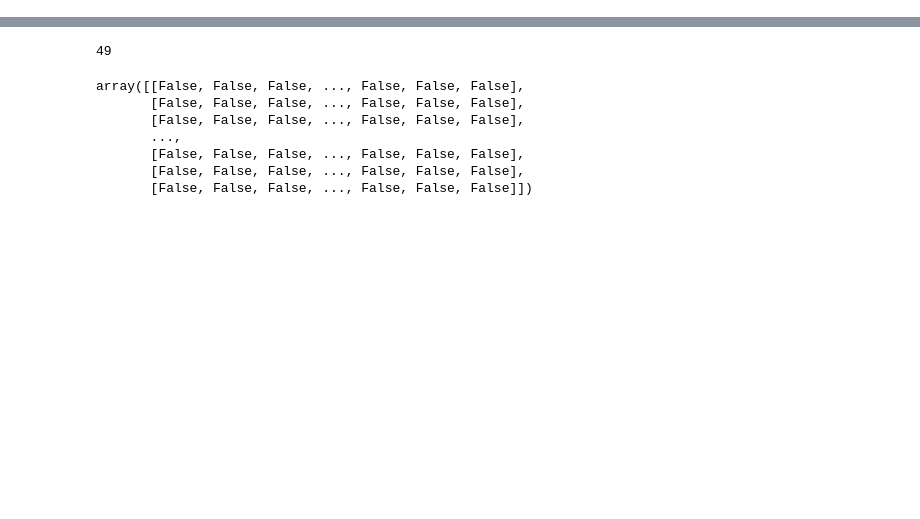
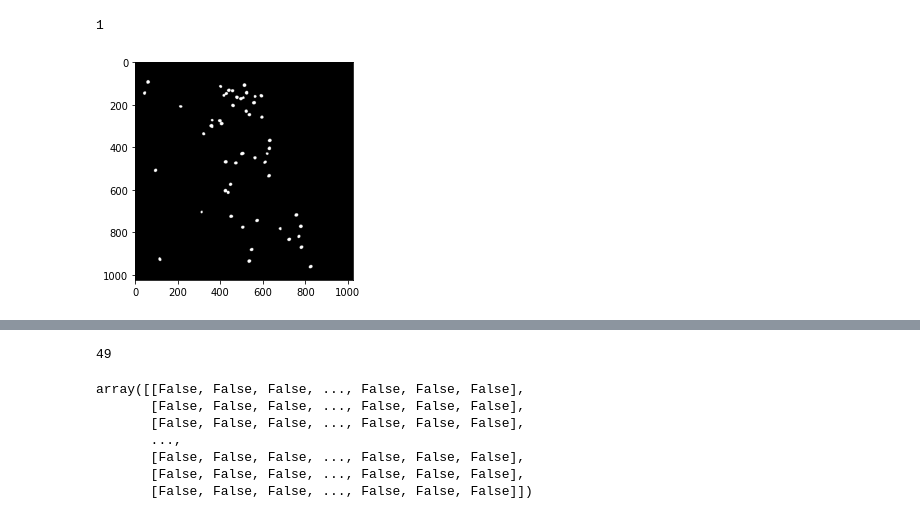
Before and after one commit to Ashu156/Image-Processing, a Jupyter notebook: cFos-quantification/cFos_segmentation_deepflash.ipynb, the cells around one changed output, grey strips where cells are left out. Drawn from its saved outputs; the diff is of its cells as text; code cells hidden in the pictures; blank space fills up the shorter version.

```diff
--- a/cFos-quantification/cFos_segmentation_deepflash.ipynb
+++ b/cFos-quantification/cFos_segmentation_deepflash.ipynb
@@ -154,7 +173,10 @@ plt.imshow(masks[9], cmap = 'jet', alpha=0.5*(masks[9]>0))
 # %%
-ashu = masks[9]
+ashu = masks[4]
 ashu[ashu>0] = 1
 
 plt.imshow(ashu, cmap = 'gray')
 np.max(ashu)
+# %% [output]
+1
+[figure, added]
 # %%
```
Also changed, not shown: parts of 6 cells of this notebook.
